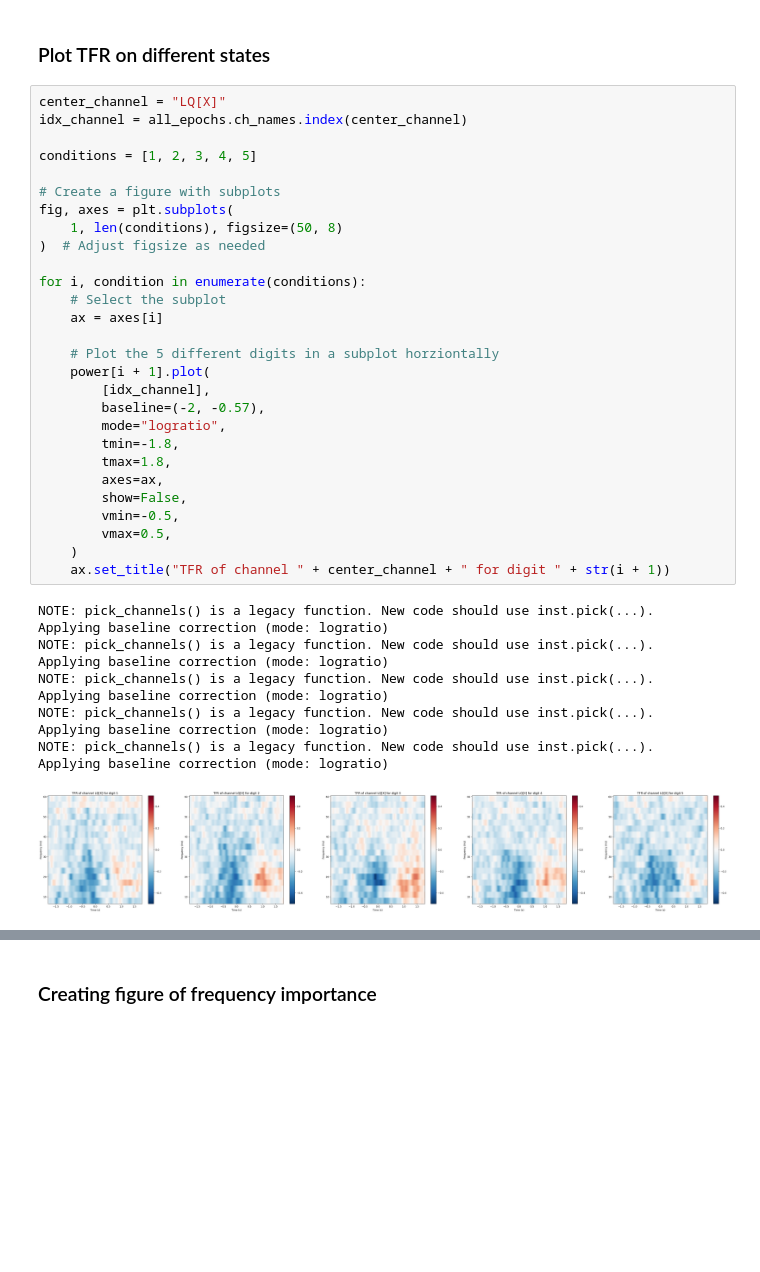
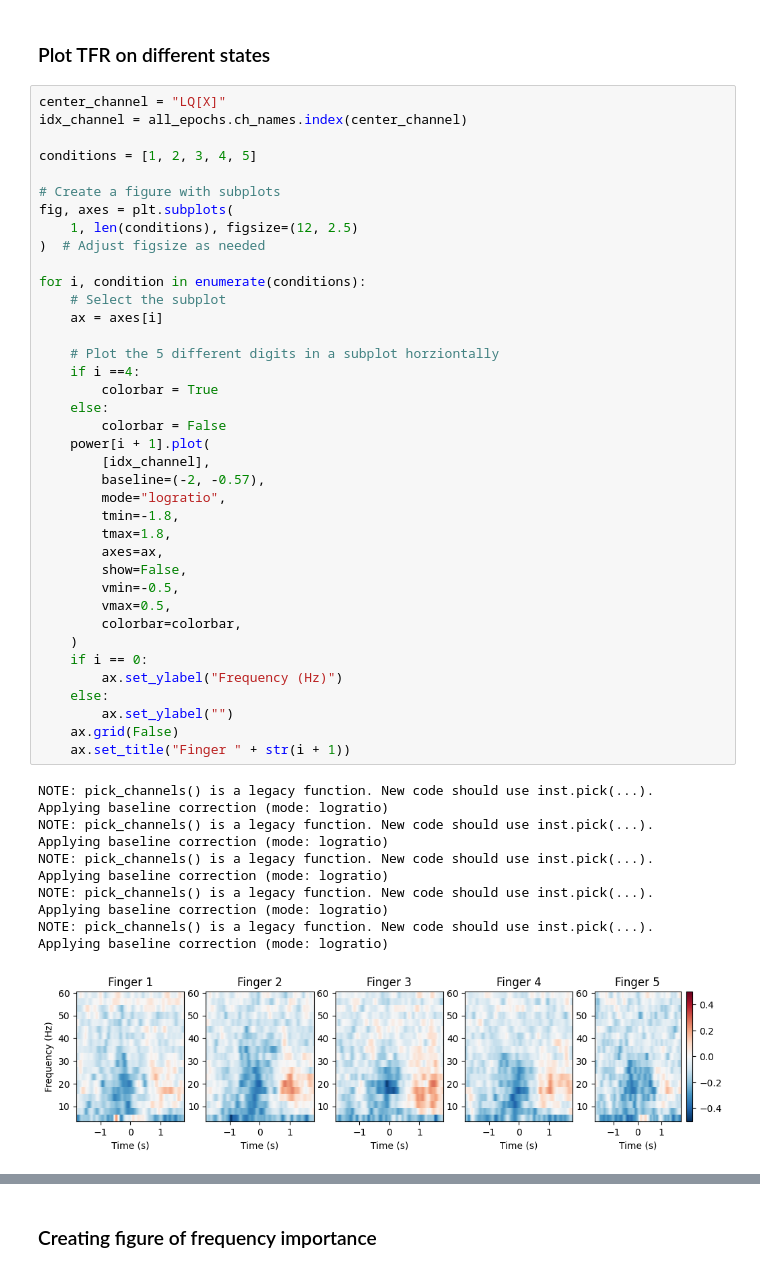
Before and after one commit to MarIniOnz/opm-thesis, a Jupyter notebook: notebooks/figures/tfr.ipynb, the cells around one changed output, grey strips where cells are left out. Cells and saved outputs as stored; diff of their text form; blank space fills up the shorter version.

```diff
--- a/notebooks/figures/tfr.ipynb
+++ b/notebooks/figures/tfr.ipynb
@@ -74,35 +67,45 @@ conditions = [1, 2, 3, 4, 5]
 
 # Create a figure with subplots
 fig, axes = plt.subplots(
-    1, len(conditions), figsize=(50, 8)
+    1, len(conditions), figsize=(12, 2.5)
 )  # Adjust figsize as needed
 
 for i, condition in enumerate(conditions):
     # Select the subplot
     ax = axes[i]
 
     # Plot the 5 different digits in a subplot horziontally
+    if i ==4:
+        colorbar = True
+    else:
+        colorbar = False
     power[i + 1].plot(
         [idx_channel],
         baseline=(-2, -0.57),
         mode="logratio",
         tmin=-1.8,
         tmax=1.8,
         axes=ax,
         show=False,
         vmin=-0.5,
         vmax=0.5,
+        colorbar=colorbar,
     )
-    ax.set_title("TFR of channel " + center_channel + " for digit " + str(i + 1))
+    if i == 0:
+        ax.set_ylabel("Frequency (Hz)")
+    else:
+        ax.set_ylabel("")
+    ax.grid(False)
+    ax.set_title("Finger " + str(i + 1))
 # %% [output]
 NOTE: pick_channels() is a legacy function. New code should use inst.pick(...).
 Applying baseline correction (mode: logratio)
 NOTE: pick_channels() is a legacy function. New code should use inst.pick(...).
 Applying baseline correction (mode: logratio)
 NOTE: pick_channels() is a legacy function. New code should use inst.pick(...).
 Applying baseline correction (mode: logratio)
 NOTE: pick_channels() is a legacy function. New code should use inst.pick(...).
 Applying baseline correction (mode: logratio)
 NOTE: pick_channels() is a legacy function. New code should use inst.pick(...).
 Applying baseline correction (mode: logratio)
-[figure, old version]
+[figure, new version]
```
Also changed, not shown: parts of 3 cells of this notebook, 1 other file.
